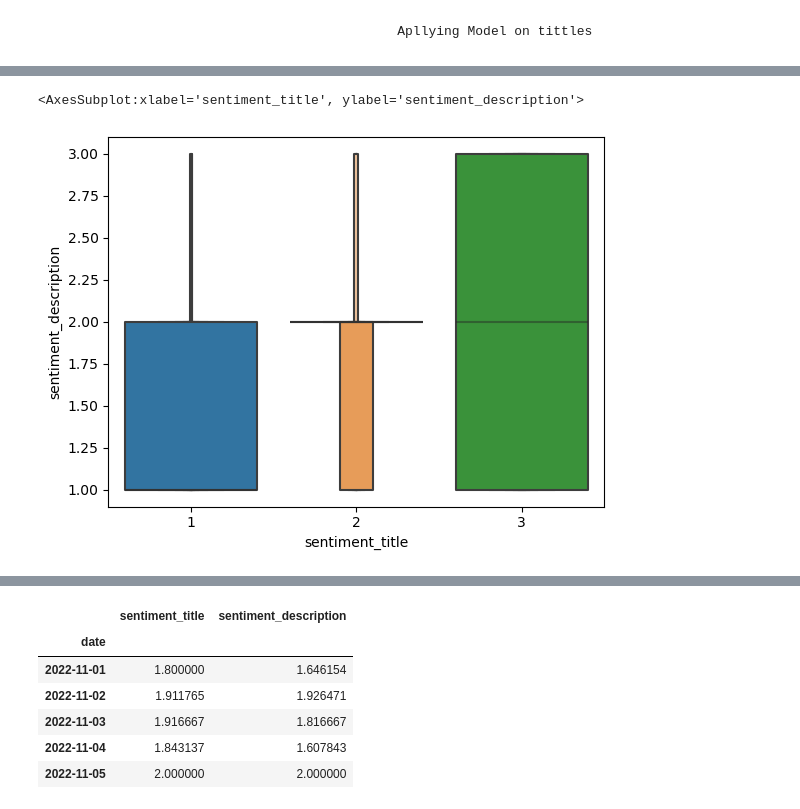
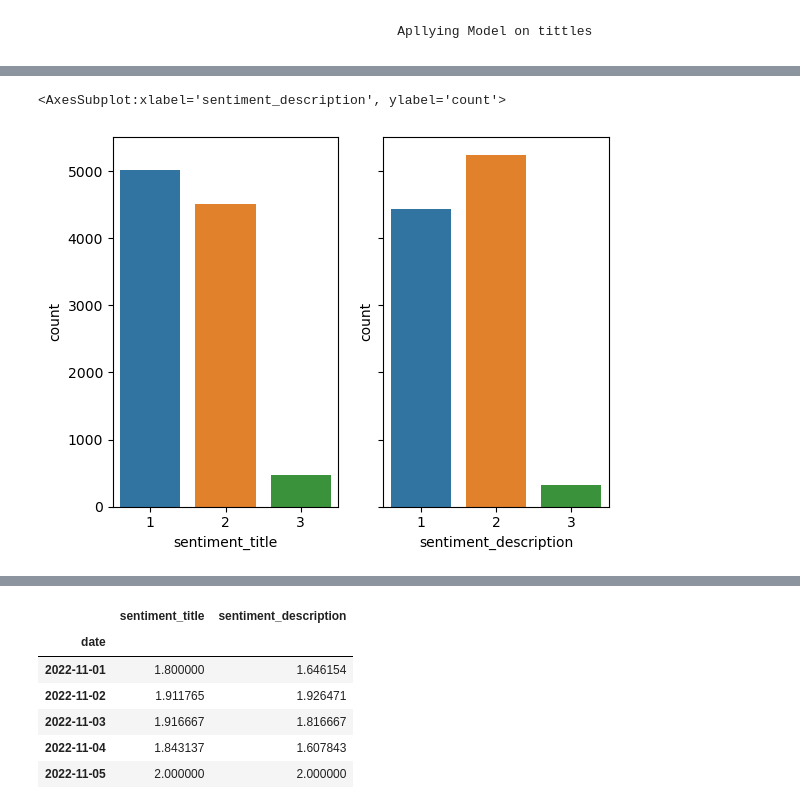
Before and after one commit to YanaOrf/Stock_market_sentiment_analysis, a Jupyter notebook: sent_analysis.ipynb, the cells around one changed output, grey strips where cells are left out. Cells and saved outputs as stored; diff of their text form; code cells hidden in the pictures.

```diff
--- a/sent_analysis.ipynb
+++ b/sent_analysis.ipynb
@@ -148,6 +145,10 @@ sns.countplot(data=news,x="sentiment_description")
-# %%
-sns.boxenplot(data=news,x="sentiment_title",y="sentiment_description")
-# %% [output]
-<AxesSubplot:xlabel='sentiment_title', ylabel='sentiment_description'>
-[figure, removed]
+# %%
+n_subplots=2
+sharey=True
+fig,axs=plt.subplots(1,n_subplots,sharey=sharey)
+sns.countplot(data=news,x="sentiment_title",ax=axs[0])
+sns.countplot(data=news,x="sentiment_description",ax=axs[1])
+# %% [output]
+<AxesSubplot:xlabel='sentiment_description', ylabel='count'>
+[figure, added]
 # %%
```
Also changed, not shown: parts of 19 cells of this notebook.
